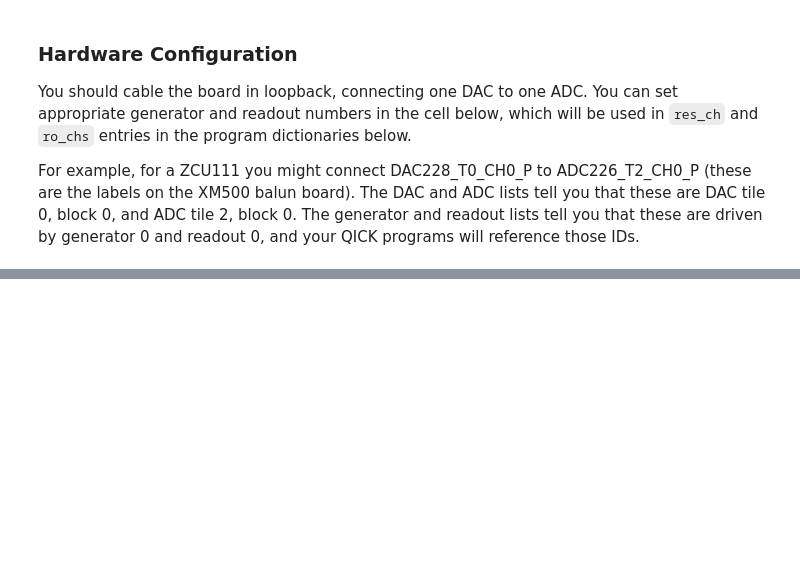
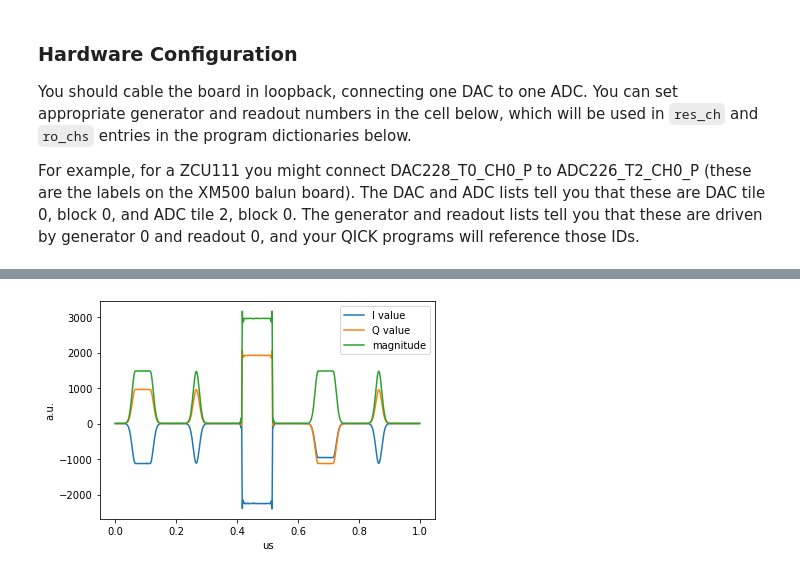
Before and after one commit to openquantumhardware/qick-tools, a Jupyter notebook: qick_tprocv2_111_fft_spectrum/notebooks/qick_tprocv2_111_fft_spectrum.ipynb, the cells around one changed output, grey strips where cells are left out. Saved outputs shown, nothing was run; the diff lists cells and outputs as text; code cells hidden in the pictures; blank space fills up the shorter version.

```diff
--- a/qick_tprocv2_111_fft_spectrum/notebooks/qick_tprocv2_111_fft_spectrum.ipynb
+++ b/qick_tprocv2_111_fft_spectrum/notebooks/qick_tprocv2_111_fft_spectrum.ipynb
@@ -630,0 +644,89 @@ FREQ = 500
+# %%
+GEN_CH = 0
+RO_CH = 0
+TRIG_TIME = 0.30
+FREQ = 500
+
+# This selects the default ADC_226
+# adc_224_0_sw.sel(slv=1,mst=0)
+soc.adc_224_0_sw_sel(use_adc_224_0=False)
+
+class MultiPulseProgram(AveragerProgramV2):
+    def _initialize(self, cfg):
+        ro_ch = cfg['ro_ch']
+        gen_ch = cfg['gen_ch']
+
+        self.declare_gen(ch=gen_ch, nqz=1)
+        self.declare_readout(ch=ro_ch, length=cfg['ro_len'])
+
+        ramp_len = 0.2
+        self.add_gauss(ch=gen_ch, name="ramp", sigma=ramp_len/10, length=ramp_len, even_length=True)
+
+        self.add_pulse(ch=gen_ch, name="myflattop", ro_ch=ro_ch,
+                       style="flat_top",
+                       envelope="ramp",
+                       freq=cfg['freq'],
+                       length=0.1,
+                       phase=0,
+                       gain=1.0,
+                      )
+
+        self.add_pulse(ch=gen_ch, name="mygaus", ro_ch=ro_ch,
+                       style="arb",
+                       envelope="ramp",
+                       freq=cfg['freq'],
+                       phase=0,
+                       gain=1.0,
+                      )
+
+        self.add_pulse(ch=gen_ch, name="myconst", ro_ch=ro_ch,
+                       style="const",
+                       length=0.2,
+                       freq=cfg['freq'],
+                       phase=0,
+                       gain=1.0,
+                      )
+
+        self.add_pulse(ch=gen_ch, name="myflattop2", ro_ch=ro_ch,
+                       style="flat_top",
+                       envelope="ramp",
+                       freq=cfg['freq'],
+                       length=0.1,
+                       phase=90,
+                       gain=1.0,
+                      )
+
+        self.add_readoutconfig(ch=ro_ch, name="myro", freq=cfg['freq'], gen_ch=gen_ch)
+        # send the config to the dynamic RO
+        self.send_readoutconfig(ch=ro_ch, name="myro", t=0)
+
+    def _body(self, cfg):
+        self.trigger(ros=[cfg['ro_ch']], pins=[0], t=cfg['trig_time'])
+
+        self.pulse(ch=cfg['gen_ch'], name="myflattop", t=0)
+        self.pulse(ch=cfg['gen_ch'], name="mygaus", t=0.4)
+        self.pulse(ch=cfg['gen_ch'], name="myconst", t=0.8)
+        self.pulse(ch=cfg['gen_ch'], name="myflattop2", t=1.2)
+        self.pulse(ch=cfg['gen_ch'], name="mygaus", t=1.6)
+
+config = {'gen_ch': GEN_CH,
+          'ro_ch': RO_CH,
+          'freq': FREQ,
+          'trig_time': TRIG_TIME,
+          'ro_len': 2.0,
+         }
+
+prog = MultiPulseProgram(soccfg, reps=1, final_delay=0.5, cfg=config)
+
+# iq_list = prog.acquire_decimated(soc, soft_avgs=10)
+iq_list = prog.acquire_decimated(soc)
+t = prog.get_time_axis(ro_index=0)
+t = t / 2.0
+
+plt.plot(t, iq_list[0][:,0], label="I value")
+plt.plot(t, iq_list[0][:,1], label="Q value")
+plt.plot(t, np.abs(iq_list[0].dot([1,1j])), label="magnitude")
+plt.legend()
+plt.ylabel("a.u.")
+plt.xlabel("us")
+# %% [output]
@@ -630,0 +734 @@ FREQ = 500
+[figure, added]
```
Also changed, not shown: parts of 13 cells of this notebook.
